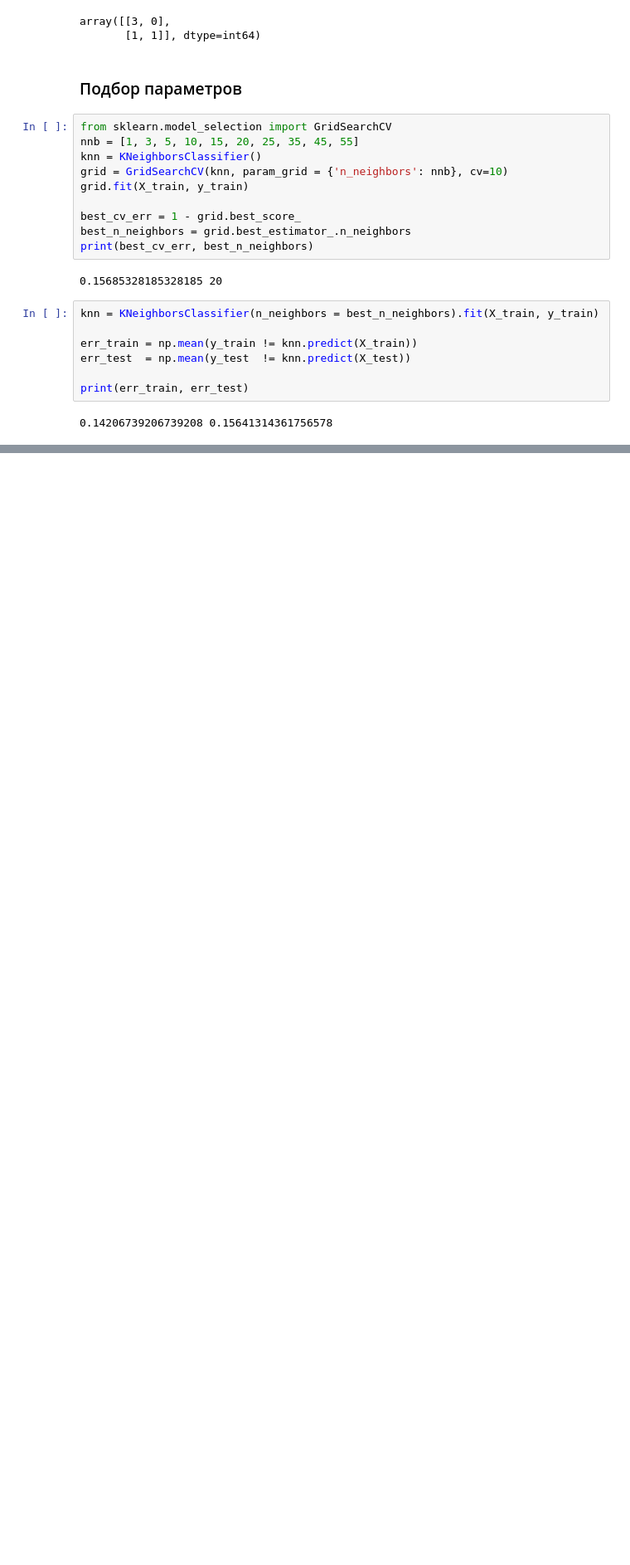
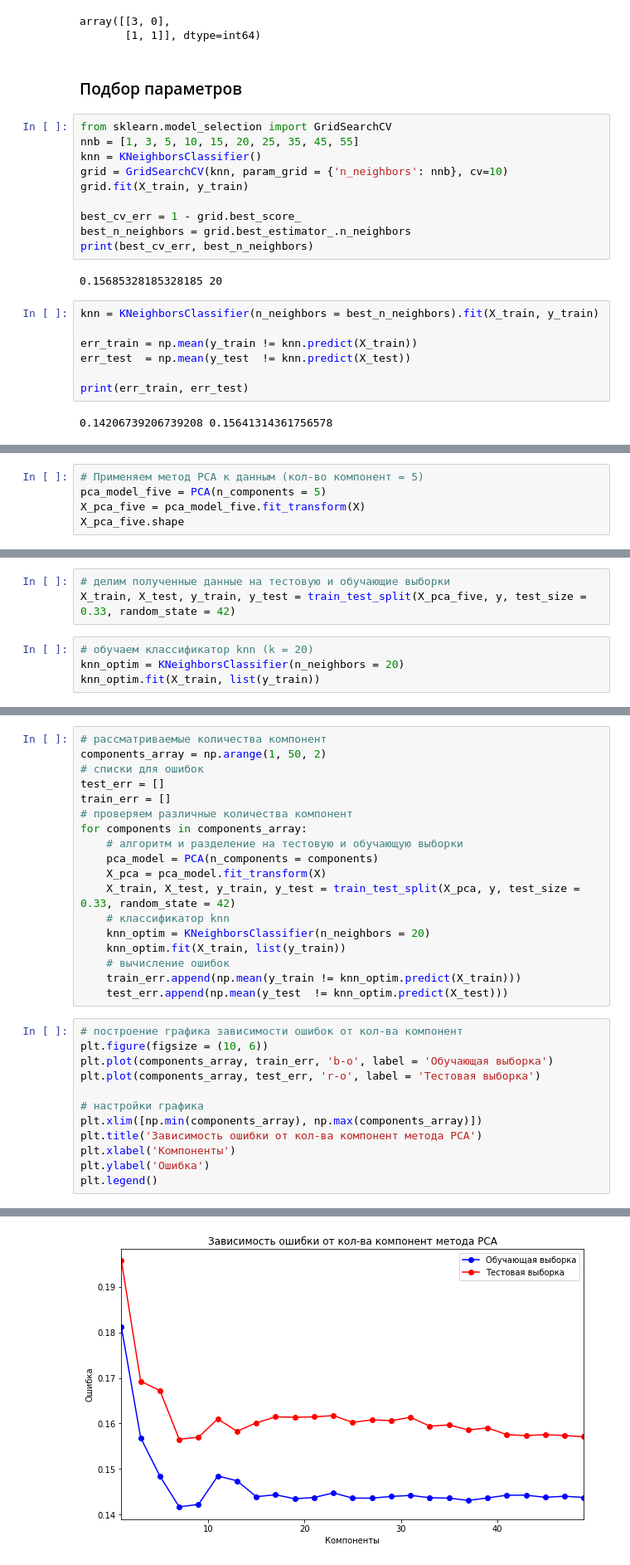
Before and after one commit to zaharovadasha/ml_autumn_2020, a Jupyter notebook: Adult Census Income.ipynb, the cells around one changed output, grey strips where cells are left out. Shown at 83% size. Saved outputs shown, nothing was run; the diff lists cells and outputs as text; blank space fills up the shorter version.

```diff
--- a/Adult Census Income.ipynb
+++ b/Adult Census Income.ipynb
@@ -565,0 +671,5 @@ print(err_train, err_test)
+# %%
+# Применяем метод РСА к данным (кол-во компонент = 5)
+pca_model_five = PCA(n_components = 5)
+X_pca_five = pca_model_five.fit_transform(X)
+X_pca_five.shape
@@ -565,0 +678,7 @@ print(err_train, err_test)
+# %%
+# делим полученные данные на тестовую и обучающие выборки
+X_train, X_test, y_train, y_test = train_test_split(X_pca_five, y, test_size = 0.33, random_state = 42)
+# %%
+# обучаем классификатор knn (k = 20)
+knn_optim = KNeighborsClassifier(n_neighbors = 20)
+knn_optim.fit(X_train, list(y_train))
@@ -565,0 +699,31 @@ print(err_train, err_test)
+# %%
+# рассматриваемые количества компонент
+components_array = np.arange(1, 50, 2)
+# списки для ошибок
+test_err = []
+train_err = []
+# проверяем различные количества компонент
+for components in components_array:
+    # алгоритм и разделение на тестовую и обучающую выборки
+    pca_model = PCA(n_components = components)
+    X_pca = pca_model.fit_transform(X)
+    X_train, X_test, y_train, y_test = train_test_split(X_pca, y, test_size = 0.33, random_state = 42)
+    # классификатор knn
+    knn_optim = KNeighborsClassifier(n_neighbors = 20)
+    knn_optim.fit(X_train, list(y_train))
+    # вычисление ошибок
+    train_err.append(np.mean(y_train != knn_optim.predict(X_train)))
+    test_err.append(np.mean(y_test  != knn_optim.predict(X_test)))
+# %%
+# построение графика зависимости ошибок от кол-ва компонент
+plt.figure(figsize = (10, 6))
+plt.plot(components_array, train_err, 'b-o', label = 'Обучающая выборка')
+plt.plot(components_array, test_err, 'r-o', label = 'Тестовая выборка')
+
+# настройки графика
+plt.xlim([np.min(components_array), np.max(components_array)])
+plt.title('Зависимость ошибки от кол-ва компонент метода РСА')
+plt.xlabel('Компоненты')
+plt.ylabel('Ошибка')
+plt.legend()
+# %% [output]
@@ -565,0 +731 @@ print(err_train, err_test)
+[figure, added]
```
Also changed, not shown: parts of 29 cells of this notebook.
